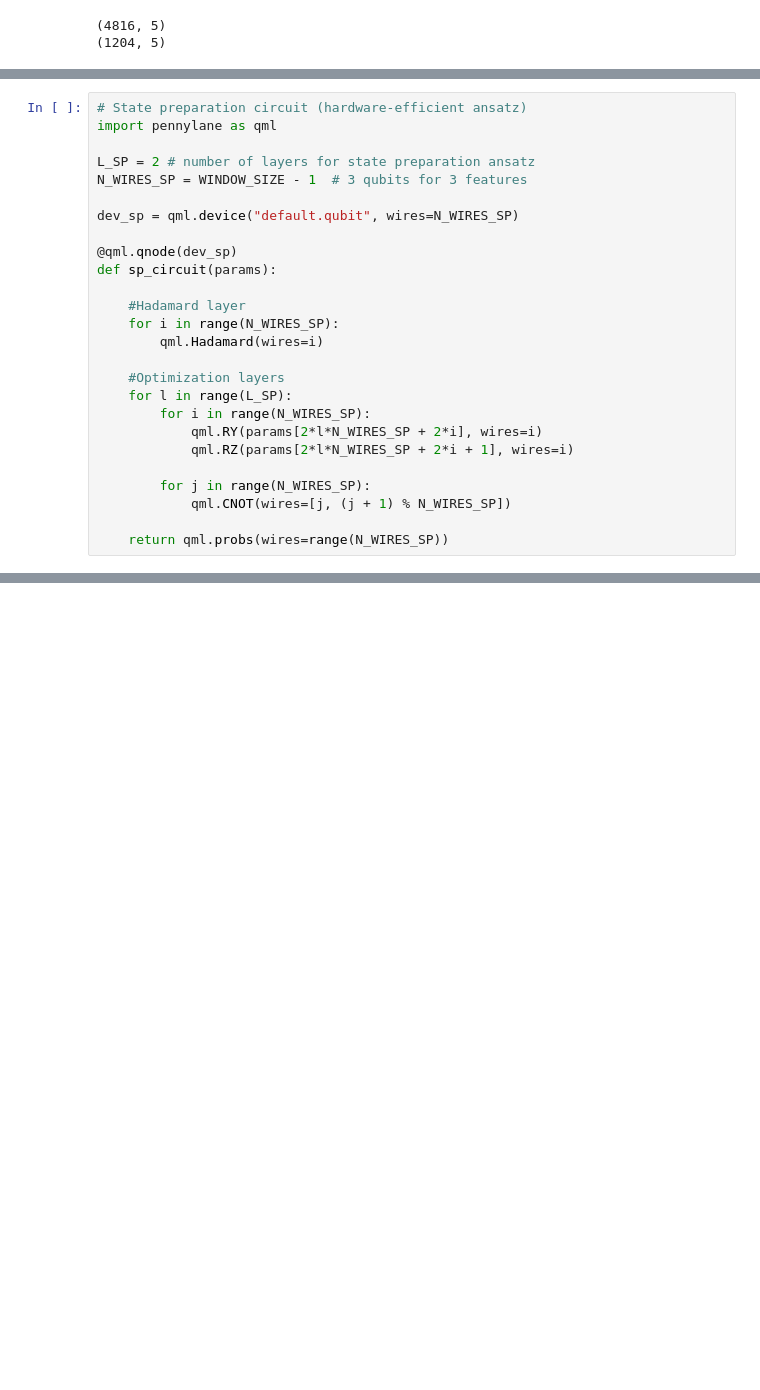
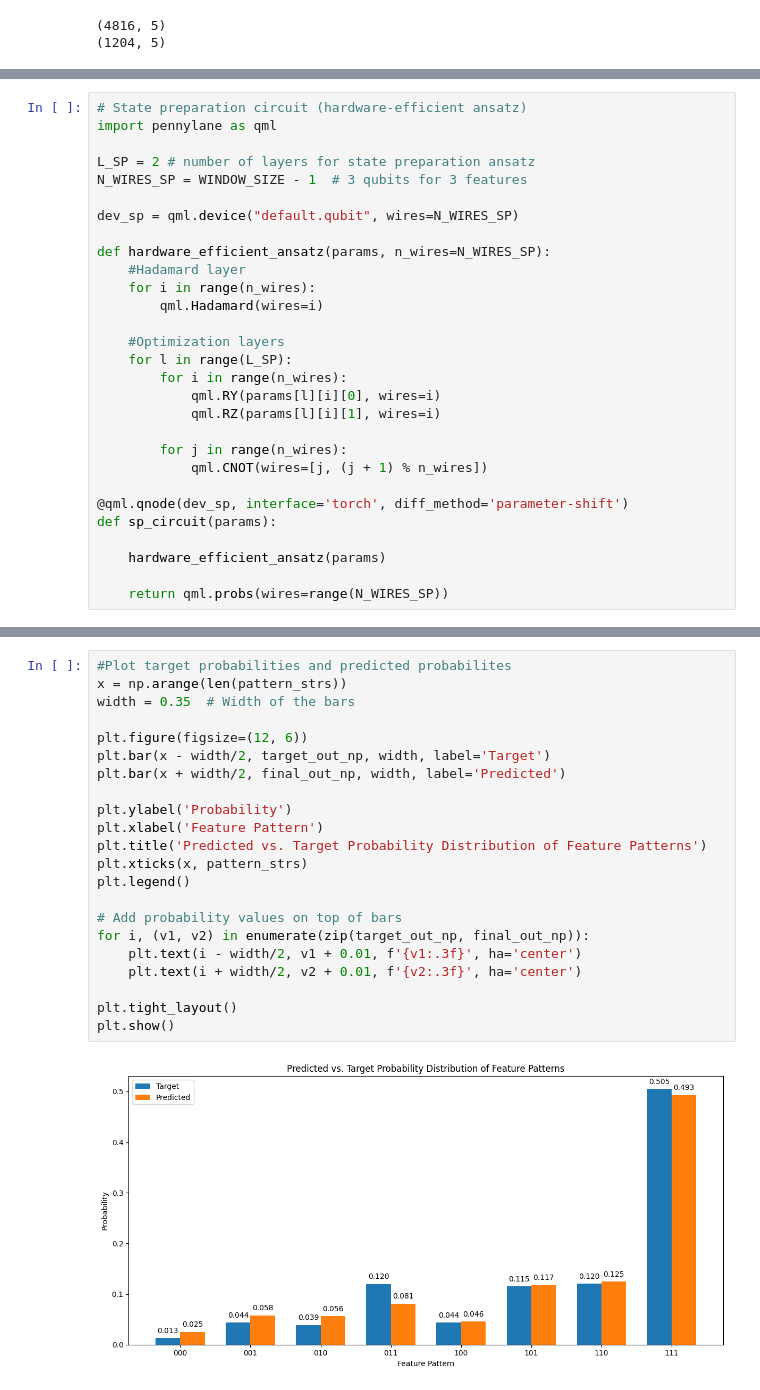
Before and after one commit to Rishivarshil/osuquantumclub, a Jupyter notebook: cqnn_mvp.ipynb, the cells around one changed output, grey strips where cells are left out. Cells and saved outputs as stored; diff of their text form; blank space fills up the shorter version.

```diff
--- a/cqnn_mvp.ipynb
+++ b/cqnn_mvp.ipynb
@@ -216,21 +228,24 @@ N_WIRES_SP = WINDOW_SIZE - 1  # 3 qubits for 3 features
 
 dev_sp = qml.device("default.qubit", wires=N_WIRES_SP)
 
-@qml.qnode(dev_sp)
-def sp_circuit(params):
-
+def hardware_efficient_ansatz(params, n_wires=N_WIRES_SP):
     #Hadamard layer
-    for i in range(N_WIRES_SP):
+    for i in range(n_wires):
         qml.Hadamard(wires=i)
 
     #Optimization layers
     for l in range(L_SP):
-        for i in range(N_WIRES_SP):
-            qml.RY(params[2*l*N_WIRES_SP + 2*i], wires=i)
-            qml.RZ(params[2*l*N_WIRES_SP + 2*i + 1], wires=i)
+        for i in range(n_wires):
+            qml.RY(params[l][i][0], wires=i)
+            qml.RZ(params[l][i][1], wires=i)
 
-        for j in range(N_WIRES_SP):
-            qml.CNOT(wires=[j, (j + 1) % N_WIRES_SP])
+        for j in range(n_wires):
+            qml.CNOT(wires=[j, (j + 1) % n_wires])
+
+@qml.qnode(dev_sp, interface='torch', diff_method='parameter-shift')
+def sp_circuit(params):
+
+    hardware_efficient_ansatz(params)
 
     return qml.probs(wires=range(N_WIRES_SP))
 # %%
@@ -303,0 +335,24 @@ AttributeError: 'float' object has no attribute 'size'
+# %%
+#Plot target probabilities and predicted probabilites
+x = np.arange(len(pattern_strs))
+width = 0.35  # Width of the bars
+
+plt.figure(figsize=(12, 6))
+plt.bar(x - width/2, target_out_np, width, label='Target')
+plt.bar(x + width/2, final_out_np, width, label='Predicted')
+
+plt.ylabel('Probability')
+plt.xlabel('Feature Pattern')
+plt.title('Predicted vs. Target Probability Distribution of Feature Patterns')
+plt.xticks(x, pattern_strs)
+plt.legend()
+
+# Add probability values on top of bars
+for i, (v1, v2) in enumerate(zip(target_out_np, final_out_np)):
+    plt.text(i - width/2, v1 + 0.01, f'{v1:.3f}', ha='center')
+    plt.text(i + width/2, v2 + 0.01, f'{v2:.3f}', ha='center')
+
+plt.tight_layout()
+plt.show()
+# %% [output]
+[figure, added]
```
Also changed, not shown: parts of 8 cells of this notebook.
